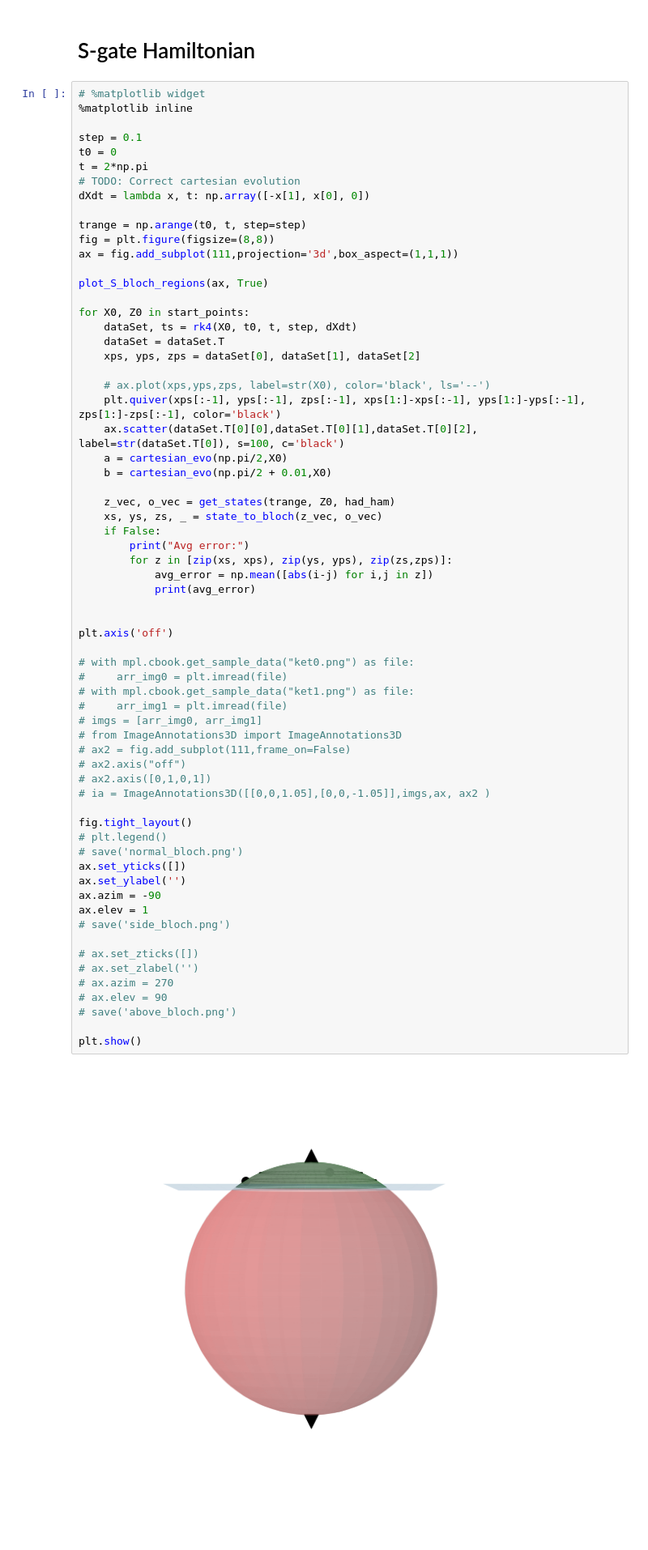
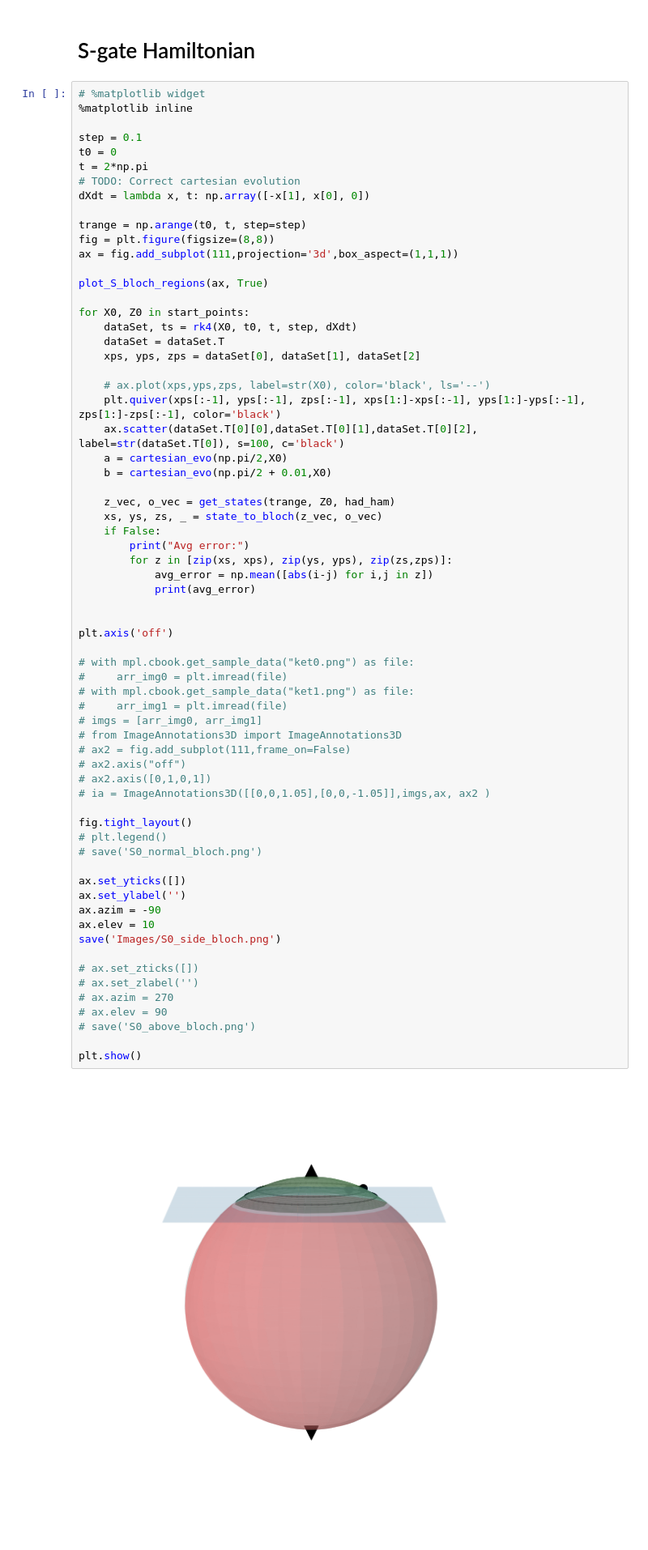
Before and after one commit to marco-lewis/quantum-barrier-certificates, a Jupyter notebook: experiments/diagrams.ipynb, the cells around one changed output. Shown at 81% size. Cells and saved outputs as stored; diff of their text form.

```diff
--- a/experiments/diagrams.ipynb
+++ b/experiments/diagrams.ipynb
@@ -264,38 +264,39 @@ for X0, Z0 in start_points:
             avg_error = np.mean([abs(i-j) for i,j in z])
             print(avg_error)
 
 
 plt.axis('off')
 
 # with mpl.cbook.get_sample_data("ket0.png") as file:
 #     arr_img0 = plt.imread(file)
 # with mpl.cbook.get_sample_data("ket1.png") as file:
 #     arr_img1 = plt.imread(file)
 # imgs = [arr_img0, arr_img1]
 # from ImageAnnotations3D import ImageAnnotations3D
 # ax2 = fig.add_subplot(111,frame_on=False)
 # ax2.axis("off")
 # ax2.axis([0,1,0,1])
 # ia = ImageAnnotations3D([[0,0,1.05],[0,0,-1.05]],imgs,ax, ax2 )
 
 fig.tight_layout()
 # plt.legend()
-# save('normal_bloch.png')
+# save('S0_normal_bloch.png')
+
 ax.set_yticks([])
 ax.set_ylabel('')
 ax.azim = -90
-ax.elev = 1
-# save('side_bloch.png')
+ax.elev = 10
+save('Images/S0_side_bloch.png')
 
 # ax.set_zticks([])
 # ax.set_zlabel('')
 # ax.azim = 270
 # ax.elev = 90
-# save('above_bloch.png')
+# save('S0_above_bloch.png')
 
 plt.show()
 # %% [output]
-[figure, old version]
+[figure, new version]
 # %%
 # %matplotlib widget
 %matplotlib inline
```
Also changed, not shown: parts of 5 cells of this notebook, 2 other files.
